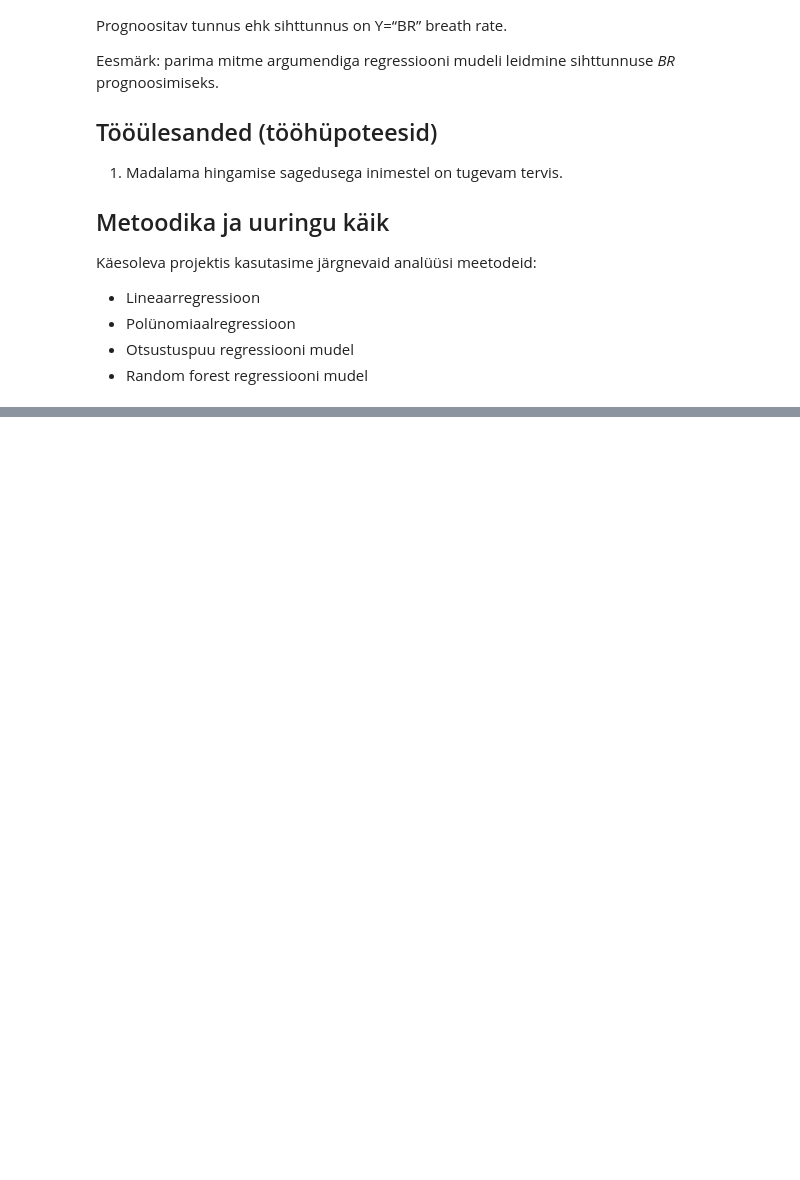
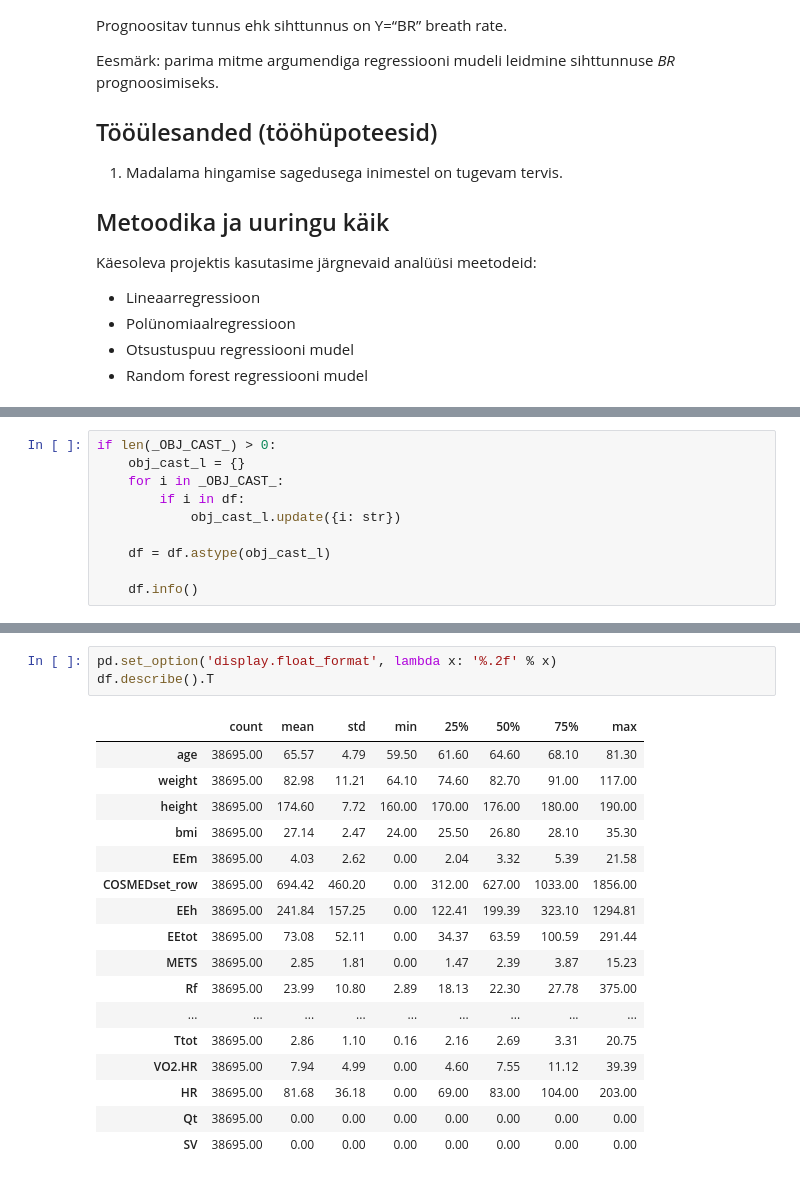
Before and after one commit to aviov/datamining_proj, a Jupyter notebook: book/sandbox.ipynb, the cells around one changed output, grey strips where cells are left out. Saved outputs shown, nothing was run; the diff lists cells and outputs as text; blank space fills up the shorter version.

```diff
--- a/book/sandbox.ipynb
+++ b/book/sandbox.ipynb
@@ -133,0 +219,10 @@ Käesoleva projektis kasutasime järgnevaid analüüsi meetodeid:
+# %%
+if len(_OBJ_CAST_) > 0:
+    obj_cast_l = {}
+    for i in _OBJ_CAST_:
+        if i in df:
+            obj_cast_l.update({i: str})
+
+    df = df.astype(obj_cast_l)
+
+    df.info()
@@ -133,0 +338,21 @@ Käesoleva projektis kasutasime järgnevaid analüüsi meetodeid:
+# %%
+pd.set_option('display.float_format', lambda x: '%.2f' % x)
+df.describe().T
+# %% [output]
+|  | count | mean | std | min | 25% | 50% | 75% | max |
+| age | 38695.00 | 65.57 | 4.79 | 59.50 | 61.60 | 64.60 | 68.10 | 81.30 |
+| weight | 38695.00 | 82.98 | 11.21 | 64.10 | 74.60 | 82.70 | 91.00 | 117.00 |
+| height | 38695.00 | 174.60 | 7.72 | 160.00 | 170.00 | 176.00 | 180.00 | 190.00 |
+| bmi | 38695.00 | 27.14 | 2.47 | 24.00 | 25.50 | 26.80 | 28.10 | 35.30 |
+| EEm | 38695.00 | 4.03 | 2.62 | 0.00 | 2.04 | 3.32 | 5.39 | 21.58 |
+| COSMEDset_row | 38695.00 | 694.42 | 460.20 | 0.00 | 312.00 | 627.00 | 1033.00 | 1856.00 |
+| EEh | 38695.00 | 241.84 | 157.25 | 0.00 | 122.41 | 199.39 | 323.10 | 1294.81 |
+| EEtot | 38695.00 | 73.08 | 52.11 | 0.00 | 34.37 | 63.59 | 100.59 | 291.44 |
+| METS | 38695.00 | 2.85 | 1.81 | 0.00 | 1.47 | 2.39 | 3.87 | 15.23 |
+| Rf | 38695.00 | 23.99 | 10.80 | 2.89 | 18.13 | 22.30 | 27.78 | 375.00 |
+| ... | ... | ... | ... | ... | ... | ... | ... | ... |
+| Ttot | 38695.00 | 2.86 | 1.10 | 0.16 | 2.16 | 2.69 | 3.31 | 20.75 |
+| VO2.HR | 38695.00 | 7.94 | 4.99 | 0.00 | 4.60 | 7.55 | 11.12 | 39.39 |
+| HR | 38695.00 | 81.68 | 36.18 | 0.00 | 69.00 | 83.00 | 104.00 | 203.00 |
+| Qt | 38695.00 | 0.00 | 0.00 | 0.00 | 0.00 | 0.00 | 0.00 | 0.00 |
+| SV | 38695.00 | 0.00 | 0.00 | 0.00 | 0.00 | 0.00 | 0.00 | 0.00 |
```
Also changed, not shown: parts of 32 cells of this notebook.
